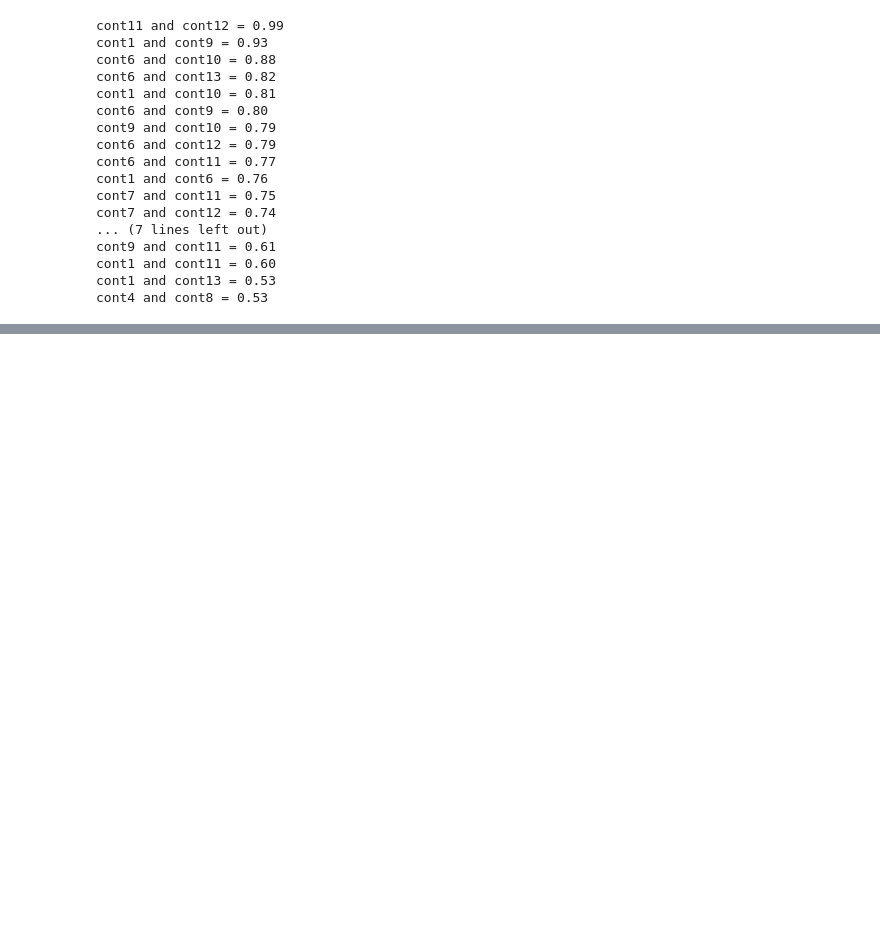
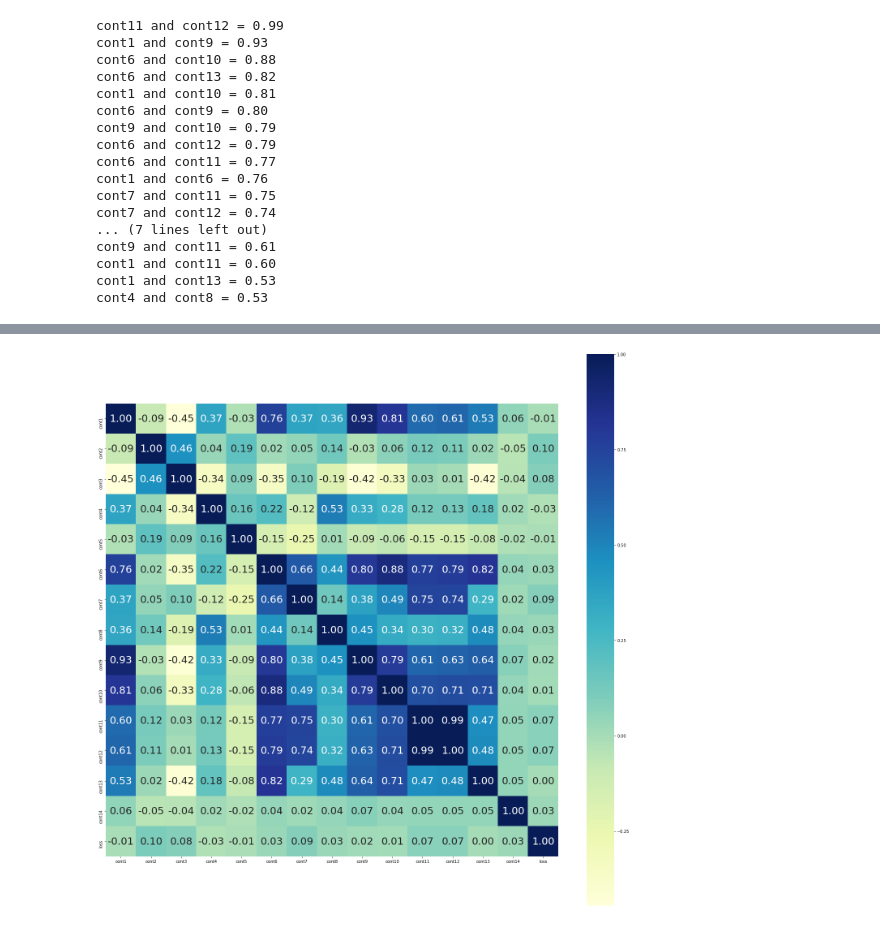
Before and after one commit to glmcguire/machine-learning-web-app, a Jupyter notebook: machine-learning-web-app/ClaimsSeverity.ipynb, the cells around one changed output, grey strips where cells are left out. Cells and saved outputs as stored; diff of their text form; code cells hidden in the pictures; blank space fills up the shorter version.

```diff
--- a/machine-learning-web-app/ClaimsSeverity.ipynb
+++ b/machine-learning-web-app/ClaimsSeverity.ipynb
@@ -249,0 +271,7 @@ cont4 and cont8 = 0.53
+# %%
+#Correlation matrix
+corr_matrix = train_ds[col_names].corr()
+fig, ax = plt.subplots(figsize=(25,25))
+heatmap = sns.heatmap(corr_matrix,cbar=True,annot=True,square=True,fmt='.2f',annot_kws={'size': 25},yticklabels=col_names,xticklabels=col_names,cmap='YlGnBu',ax=ax)
+# %% [output]
+[figure, added]
```
Also changed, not shown: parts of 5 cells of this notebook.
